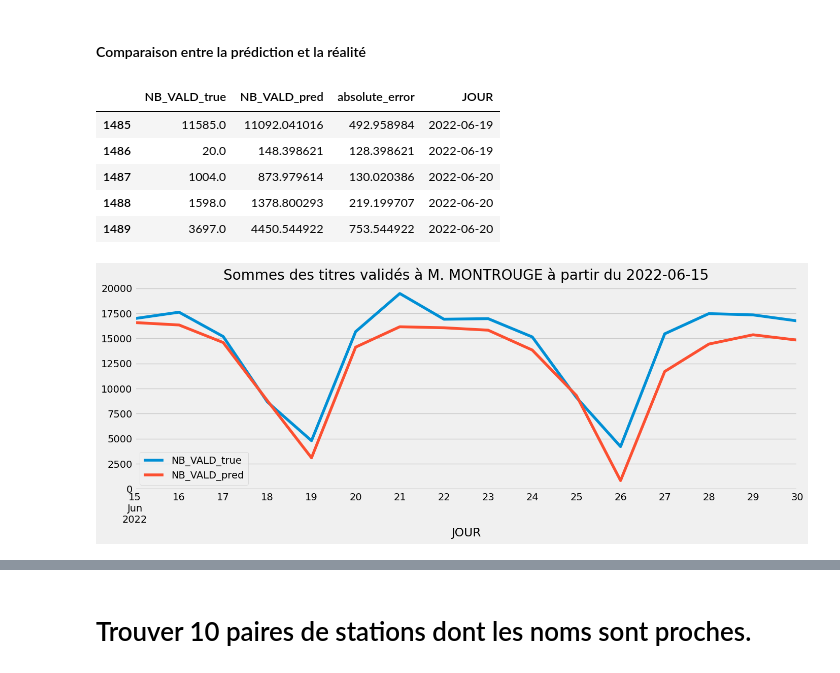
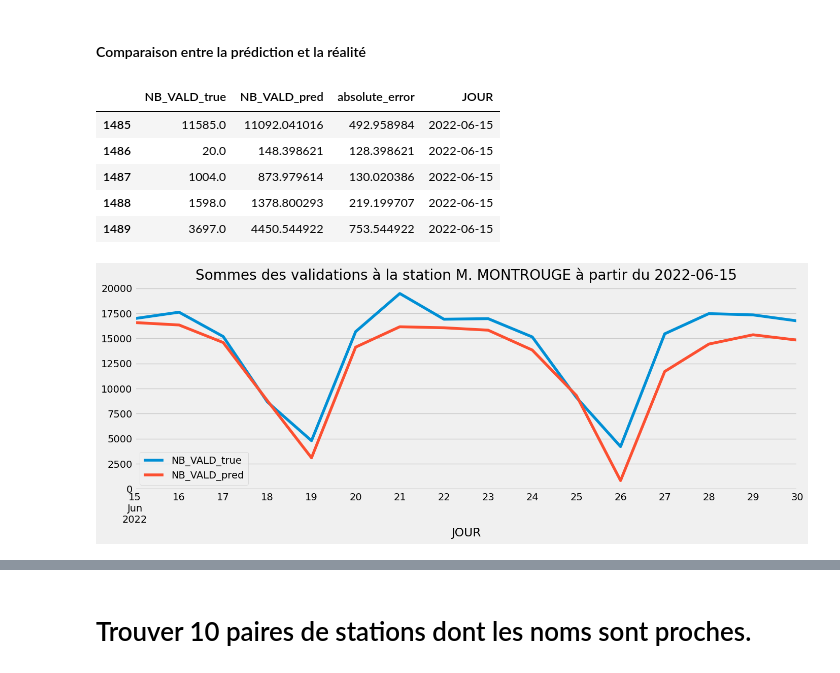
Before and after one commit to hbacard/validation-transport-idf, a Jupyter notebook: Validation_titre_Hugo_BACARD.ipynb, the cells around one changed output, grey strips where cells are left out. Cells and saved outputs as stored; diff of their text form; code cells hidden in the pictures.

```diff
--- a/Validation_titre_Hugo_BACARD.ipynb
+++ b/Validation_titre_Hugo_BACARD.ipynb
@@ -190,13 +170,12 @@ used_columns = [JOUR, LIBELLE_ARRET, NB_VALD, CATEGORIE_TITRE]
 def select_station(df: pd.DataFrame, nom_station: str) -> pd.DataFrame:
     validation_station = df[df[LIBELLE_ARRET].str.lower().str.contains(nom_station.lower())]
     validation_station = validation_station[used_columns]
-    #validation_station = validation_station.reset_index(drop=True)
     validation_station = validation_station.sort_values(by=JOUR).reset_index(drop=True)
     validation_station = validation_station.astype({NB_VALD: float})
     return validation_station
 
-validation_olympiades = select_station(df=df_validation, nom_station="OLYMPIADES")
-validation_montrouge = select_station(df=df_validation, nom_station="M. MONTROUGE")
+validation_olympiades = select_station(df=df_validation, nom_station=OLYMPIADES)
+validation_montrouge = select_station(df=df_validation, nom_station=MONTROUGE)
 # %%
 validation_olympiades.head()
 # %% [output]
@@ -278,10 +257,9 @@ def split_data(df: pd.DataFrame, date_to_split=date_to_split) -> tuple:
     Splits the dataframe into train and test set.
     train set consists of records before date_to_spit
     while the test consist of the remaining records.
-    Both datasets are reindexed to the date column (for display)
     """
-    train = df[df.JOUR < date_to_split]#.set_index(JOUR, drop=False)
-    test = df[df.JOUR >= date_to_split]#.set_index(JOUR, drop=False)
+    train = df[df.JOUR < date_to_split]
+    test = df[df.JOUR >= date_to_split]
     return train, test
 # %%
 montrouge_train, montrouge_test = split_data(df=montrouge_engineer)
@@ -460,26 +443,31 @@ from sklearn.metrics import mean_absolute_percentage_error, r2_score
 #### Comparaison entre la prédiction et la réalité
 # %%
 def error_pred_real(model, station: str):
+    df_engineered = feature_engineering(select_station(df=df_validation, nom_station=station))
+    _, df_engineered_test = split_data(df=df_engineered)
     _, X_test, _, y_test = select_features_target_train_test(df=df_validation, station=station)
     y_pred = model.predict(X_test)
-    df_error_montrouge = pd.DataFrame({f"{NB_VALD}_true": y_test, f"{NB_VALD}_pred": y_pred, "absolute_error": np.abs(y_test - y_pred)})
-    df_error_montrouge[JOUR] = montrouge_test.JOUR
-    return df_error_montrouge
+    df_error = pd.DataFrame({
+        f"{NB_VALD}_true": y_test,
+        f"{NB_VALD}_pred": y_pred,
+        "absolute_error": np.abs(y_test - y_pred)})
+    df_error[JOUR] = df_engineered_test.JOUR
+    return df_error
 # %%
-error_olympiades =  error_pred_real(model=model_olympiades, station="OLYMPIADES")
+error_olympiades =  error_pred_real(model=model_olympiades, station=OLYMPIADES)
 error_olympiades.head()
 # %% [output]
 |  | NB_VALD_true | NB_VALD_pred | absolute_error | JOUR |
-| 1485 | 11585.0 | 11092.041016 | 492.958984 | 2022-06-19 |
-| 1486 | 20.0 | 148.398621 | 128.398621 | 2022-06-19 |
-| 1487 | 1004.0 | 873.979614 | 130.020386 | 2022-06-20 |
-| 1488 | 1598.0 | 1378.800293 | 219.199707 | 2022-06-20 |
-| 1489 | 3697.0 | 4450.544922 | 753.544922 | 2022-06-20 |
+| 1485 | 11585.0 | 11092.041016 | 492.958984 | 2022-06-15 |
+| 1486 | 20.0 | 148.398621 | 128.398621 | 2022-06-15 |
+| 1487 | 1004.0 | 873.979614 | 130.020386 | 2022-06-15 |
+| 1488 | 1598.0 | 1378.800293 | 219.199707 | 2022-06-15 |
+| 1489 | 3697.0 | 4450.544922 | 753.544922 | 2022-06-15 |
 # %%
 def plot_error(station: str, model=None, date_to_split=date_to_split):
-    if station == "OLYMPIADES":
+    if station == OLYMPIADES:
         model = model_olympiades
-    elif station == "M. MONTROUGE":
+    elif station == MONTROUGE:
         model = model_montrouge
     else:
         print(fr"""Create and save the model first with the following command `model_{station} = find_boosting_model(station="{station}")`""")
@@ -491,12 +479,12 @@ def plot_error(station: str, model=None, date_to_split=date_to_split):
         fig, ax = plt.subplots(figsize=(15, 5))
         df_error_station.drop("absolute_error", axis=1).groupby(JOUR).sum().reset_index().set_index(JOUR).plot(ax=ax,
         style='-',
-        title=f"Sommes des titres validés à {station} à partir du {date_to_split.date()}"
+        title=f"Sommes des validations à la station {station} à partir du {date_to_split.date()}"
         )
         plt.show()
 # %%
-plot_error(station="M. MONTROUGE")
+plot_error(station=MONTROUGE)
 # %% [output]
-[figure, old version]
+[figure, new version]
 # %%
 
```
Also changed, not shown: parts of 19 cells of this notebook.
